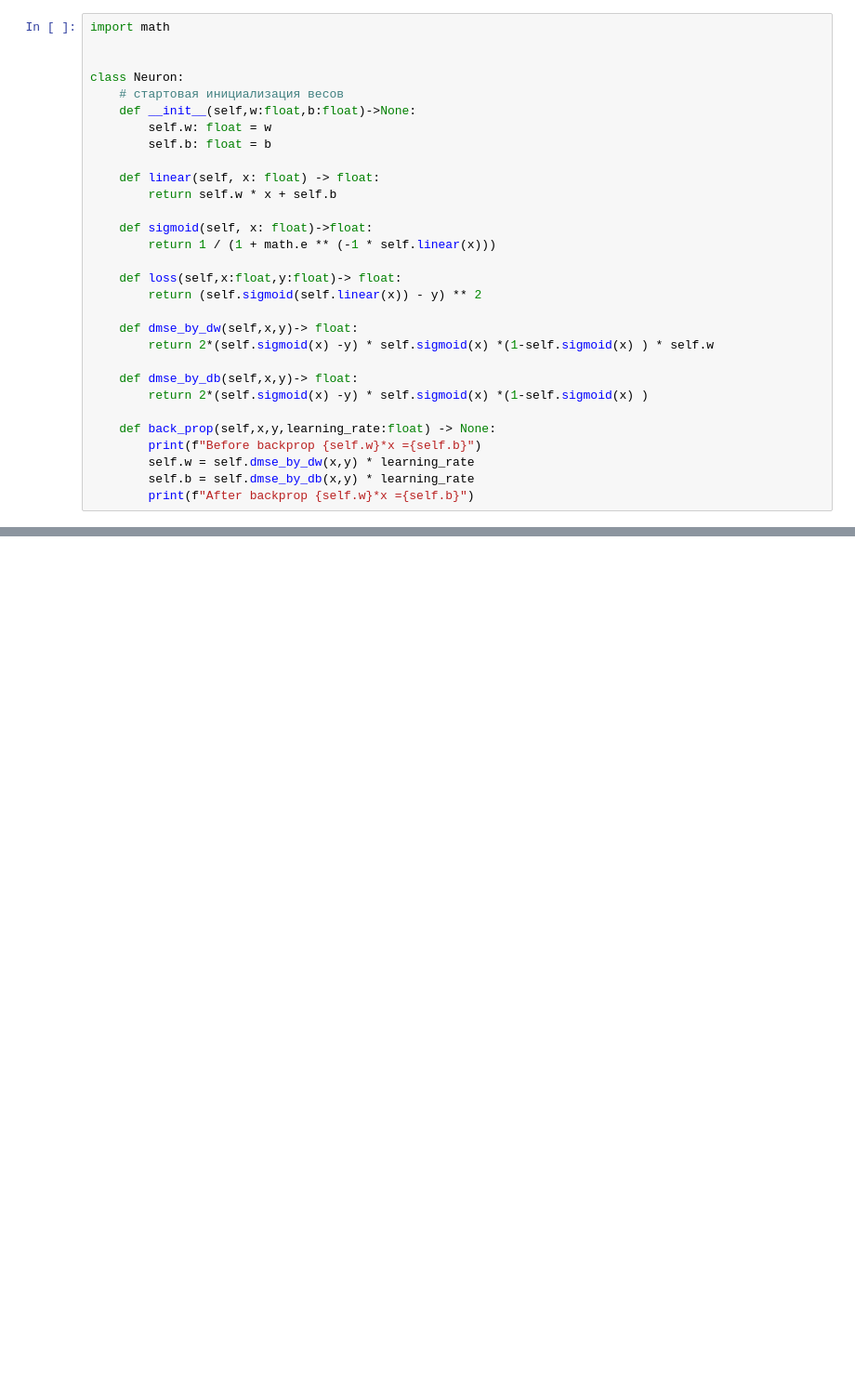
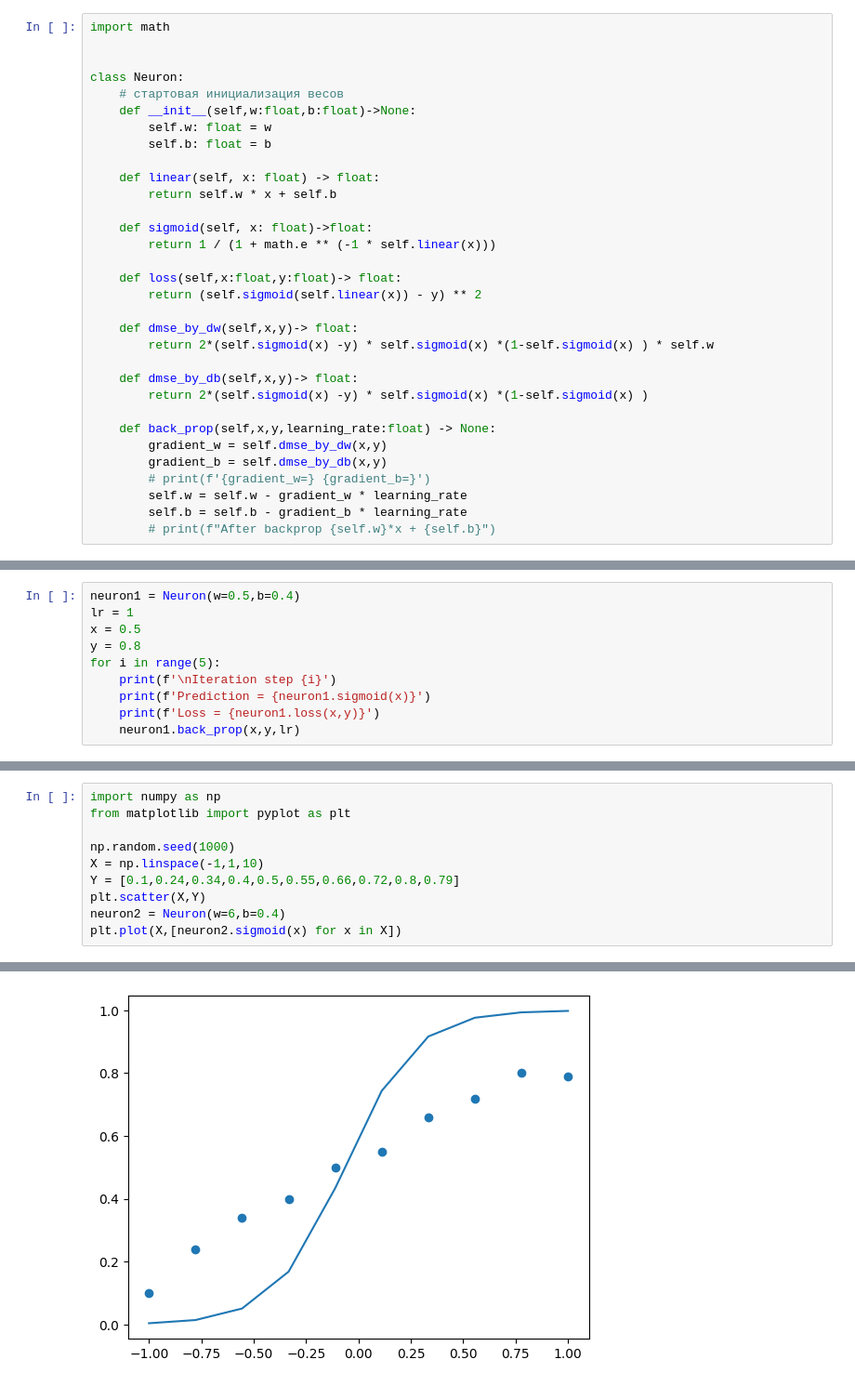
Before and after one commit to EremeevVV/simple_neuron, a Jupyter notebook: understanding.ipynb, the cells around one changed output, grey strips where cells are left out. Shown at 93% size. Saved outputs shown, nothing was run; the diff lists cells and outputs as text; blank space fills up the shorter version.

Commit message:
basic epoch visualize

```diff
--- a/understanding.ipynb
+++ b/understanding.ipynb
@@ -36,9 +36,11 @@ class Neuron:
         return 2*(self.sigmoid(x) -y) * self.sigmoid(x) *(1-self.sigmoid(x) )
 
     def back_prop(self,x,y,learning_rate:float) -> None:
-        print(f"Before backprop {self.w}*x ={self.b}")
-        self.w = self.dmse_by_dw(x,y) * learning_rate
-        self.b = self.dmse_by_db(x,y) * learning_rate
-        print(f"After backprop {self.w}*x ={self.b}")
+        gradient_w = self.dmse_by_dw(x,y)
+        gradient_b = self.dmse_by_db(x,y)
+        # print(f'{gradient_w=} {gradient_b=}')
+        self.w = self.w - gradient_w * learning_rate
+        self.b = self.b - gradient_b * learning_rate
+        # print(f"After backprop {self.w}*x + {self.b}")
 # %% [markdown]
 Для обратного распространения ошибки надо вычислить частные производные по коэфициентам w и b
@@ -54,0 +55,10 @@ neuron1 = Neuron()
+# %%
+neuron1 = Neuron(w=0.5,b=0.4)
+lr = 1
+x = 0.5
+y = 0.8
+for i in range(5):
+    print(f'\nIteration step {i}')
+    print(f'Prediction = {neuron1.sigmoid(x)}')
+    print(f'Loss = {neuron1.loss(x,y)}')
+    neuron1.back_prop(x,y,lr)
@@ -54,0 +85,11 @@ neuron1 = Neuron()
+# %%
+import numpy as np
+from matplotlib import pyplot as plt
+
+np.random.seed(1000)
+X = np.linspace(-1,1,10)
+Y = [0.1,0.24,0.34,0.4,0.5,0.55,0.66,0.72,0.8,0.79]
+plt.scatter(X,Y)
+neuron2 = Neuron(w=6,b=0.4)
+plt.plot(X,[neuron2.sigmoid(x) for x in X])
+# %% [output]
@@ -54,0 +97 @@ neuron1 = Neuron()
+[figure, added]
```
Also changed, not shown: parts of 8 cells of this notebook, 2 other files.
